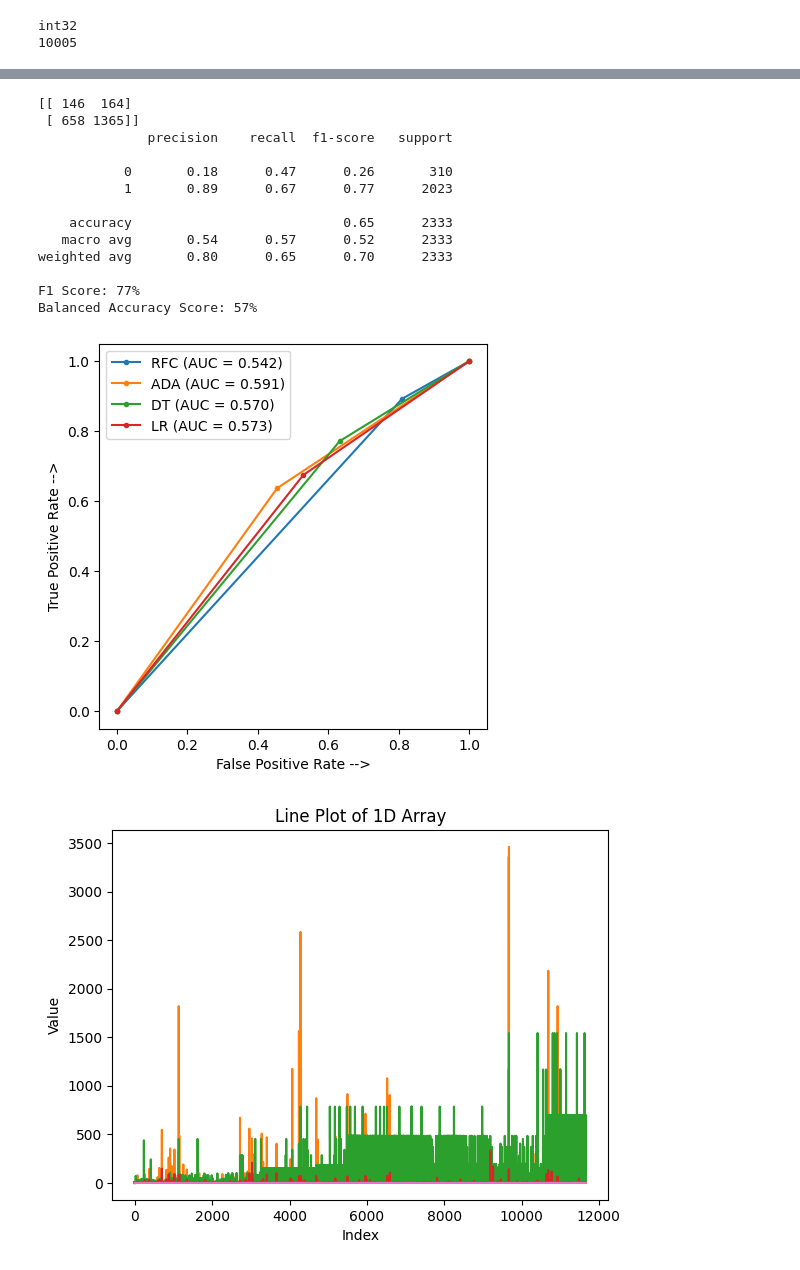
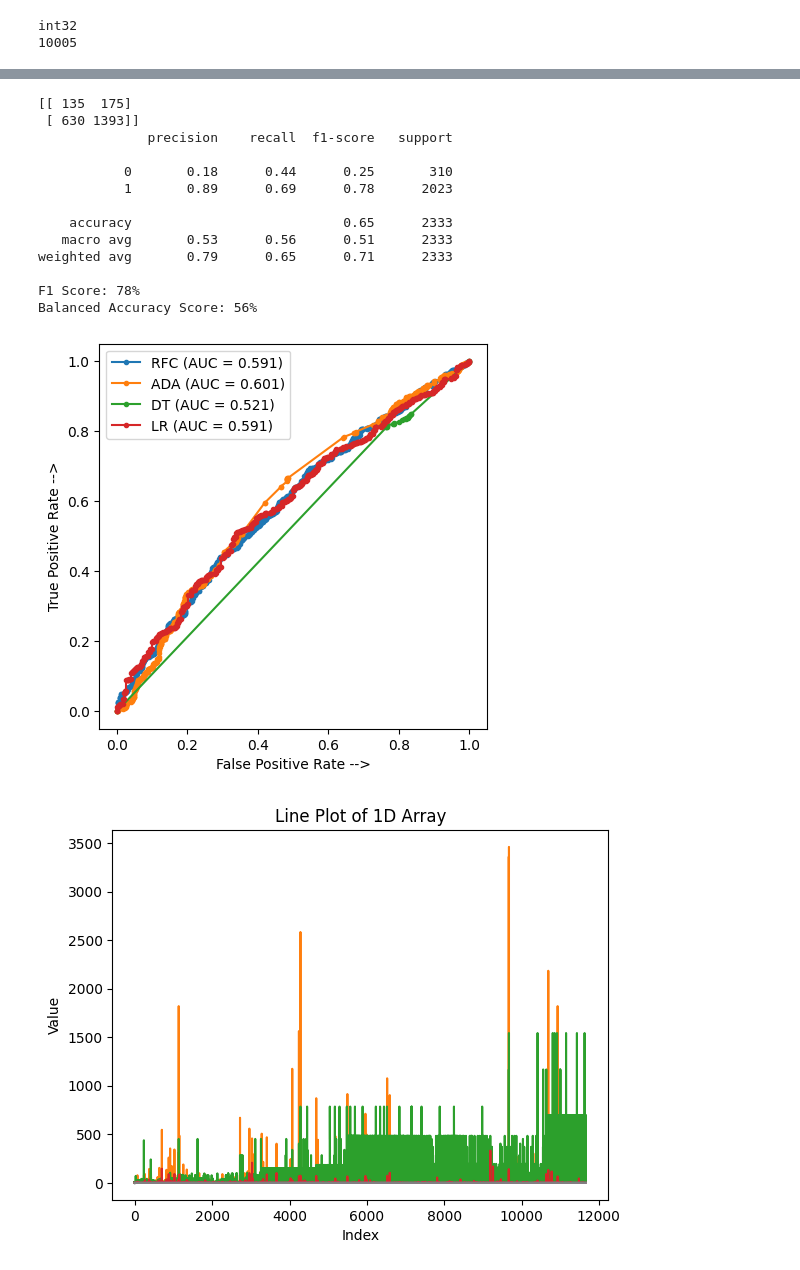
Before and after one commit to mariuskiefer/Classification_Propaganda, a Jupyter notebook: BA_Marius.ipynb, the cells around one changed output, grey strips where cells are left out. Saved outputs shown, nothing was run; the diff lists cells and outputs as text; code cells hidden in the pictures.

```diff
--- a/BA_Marius.ipynb
+++ b/BA_Marius.ipynb
@@ -430,6 +449,6 @@ from sklearn.decomposition import PCA
 #pca = PCA(n_components=2)
 #reduced_data = pca.fit_transform(X)
 
-joined_array = np.concatenate((X, like_count_array, rt_count_array, reply_count_array, created_array, verified_array, bot_array), axis = 1)
+joined_array = np.concatenate((X, like_count_array, rt_count_array, reply_count_array, created_array, verified_array, bot_array, created_author_array), axis = 1)
 joined_array.shape
 # %% [output]
@@ -610,78 +605,66 @@ Balanced Accuracy Score: 57%
 # %%
 #Logistic Regression
 
-X_train_lr, X_test_lr, y_train_lr, y_test_lr = train_test_split(X, Y, test_size=0.2, random_state=0)
+lr_scaler = MinMaxScaler()
+lr_scaler.fit(X_train_ros)
+X_train_lr = lr_scaler.transform(X_train_ros)
+X_test_lr = lr_scaler.transform(X_test)
 
-
-dt_scaler = MinMaxScaler()
-dt_scaler.fit(X_train_dt)
-X_train_lr = dt_scaler.transform(X_train_lr)
-X_test_lr = dt_scaler.transform(X_test_lr)
-
-#lr_pca = PCA(n_components=2)
-#lr_pca.fit(X_train_lr)
-#X_train_pca_lr = lr_pca.transform(X_train_lr)
-#X_test_pca_lr = lr_pca.transform(X_test_lr)
-
-
-# Perform random oversampling but not needed for this classifier, since class_weight='balanced' parameter
-#ros = RandomOverSampler(random_state=0)
-#X_train_ros, y_train_ros = ros.fit_resample(X_train_lr, y_train_lr)
-
-lr_classifier = LogisticRegression(class_weight='balanced', max_iter=500)
-lr_classifier.fit(X_train_lr, y_train_lr)
+lr_classifier = LogisticRegression(max_iter=500)
+lr_classifier.fit(X_train_lr, y_train_ros)
 
 y_pred_lr = lr_classifier.predict(X_test_lr)
+y_pred_prob_lr = lr_classifier.predict_proba(X_test_lr)
 
-print(confusion_matrix(y_test_lr,y_pred_lr))
-print(classification_report(y_test_lr,y_pred_lr))
-print('F1 Score: {:.0%}'.format(f1_score(y_test_lr,y_pred_lr)))
-print('Balanced Accuracy Score: {:.0%}'.format(balanced_accuracy_score(y_test_lr,y_pred_lr)))
+print(confusion_matrix(y_test,y_pred_lr))
+print(classification_report(y_test,y_pred_lr))
+print('F1 Score: {:.0%}'.format(f1_score(y_test,y_pred_lr)))
+print('Balanced Accuracy Score: {:.0%}'.format(balanced_accuracy_score(y_test,y_pred_lr)))
 # %% [output]
-[[ 146  164]
- [ 658 1365]]
+[[ 135  175]
+ [ 630 1393]]
               precision    recall  f1-score   support
 
-           0       0.18      0.47      0.26       310
-           1       0.89      0.67      0.77      2023
+           0       0.18      0.44      0.25       310
+           1       0.89      0.69      0.78      2023
 
     accuracy                           0.65      2333
-   macro avg       0.54      0.57      0.52      2333
-weighted avg       0.80      0.65      0.70      2333
+   macro avg       0.53      0.56      0.51      2333
+weighted avg       0.79      0.65      0.71      2333
 
-F1 Score: 77%
-Balanced Accuracy Score: 57%
+F1 Score: 78%
+Balanced Accuracy Score: 56%
 # %%
 #Get plot for ROC and AUC
 
 from sklearn.metrics import roc_curve, auc
 
-rfc_fpr, rfc_tpr, _ = roc_curve(y_test_rfc, y_pred_rfc)
+rfc_fpr, rfc_tpr, threshold = roc_curve(y_test, y_pred_prob_rfc[:, 1])
 auc_rfc = auc(rfc_fpr, rfc_tpr)
 
-ada_fpr, ada_tpr, _ = roc_curve(y_test_ada, y_pred_ada)
+ada_fpr, ada_tpr, threshold = roc_curve(y_test, y_pred_prob_ada[:, 1])
 auc_ada = auc(ada_fpr, ada_tpr)
 
-dt_fpr, dt_tpr, _ = roc_curve(y_test_dt, y_pred_dt)
+dt_fpr, dt_tpr, threshold = roc_curve(y_test, y_pred_prob_dt[:, 1])
 auc_dt = auc(dt_fpr, dt_tpr)
 
-lr_fpr, lr_tpr, _ = roc_curve(y_test_lr, y_pred_lr)
+lr_fpr, lr_tpr, threshold = roc_curve(y_test, y_pred_prob_lr[:, 1])
 auc_lr = auc(lr_fpr, lr_tpr)
 
 plt.figure(figsize=(5, 5), dpi=100)
 plt.plot(rfc_fpr, rfc_tpr, marker='.', label='RFC (AUC = %0.3f)' % auc_rfc)
 plt.plot(ada_fpr, ada_tpr, marker='.', label='ADA (AUC = %0.3f)' % auc_ada)
 plt.plot(dt_fpr, dt_tpr, marker='.', label='DT (AUC = %0.3f)' % auc_dt)
 plt.plot(lr_fpr, lr_tpr, marker='.', label='LR (AUC = %0.3f)' % auc_lr)
 
 plt.xlabel('False Positive Rate -->')
 plt.ylabel('True Positive Rate -->')
 
 plt.legend()
 
 plt.show()
 # %% [output]
-[figure, old version]
+[figure, new version]
 # %%
 plt.plot(joined_array)
 plt.title("Line Plot of 1D Array")
```
Also changed, not shown: parts of 14 cells of this notebook.
